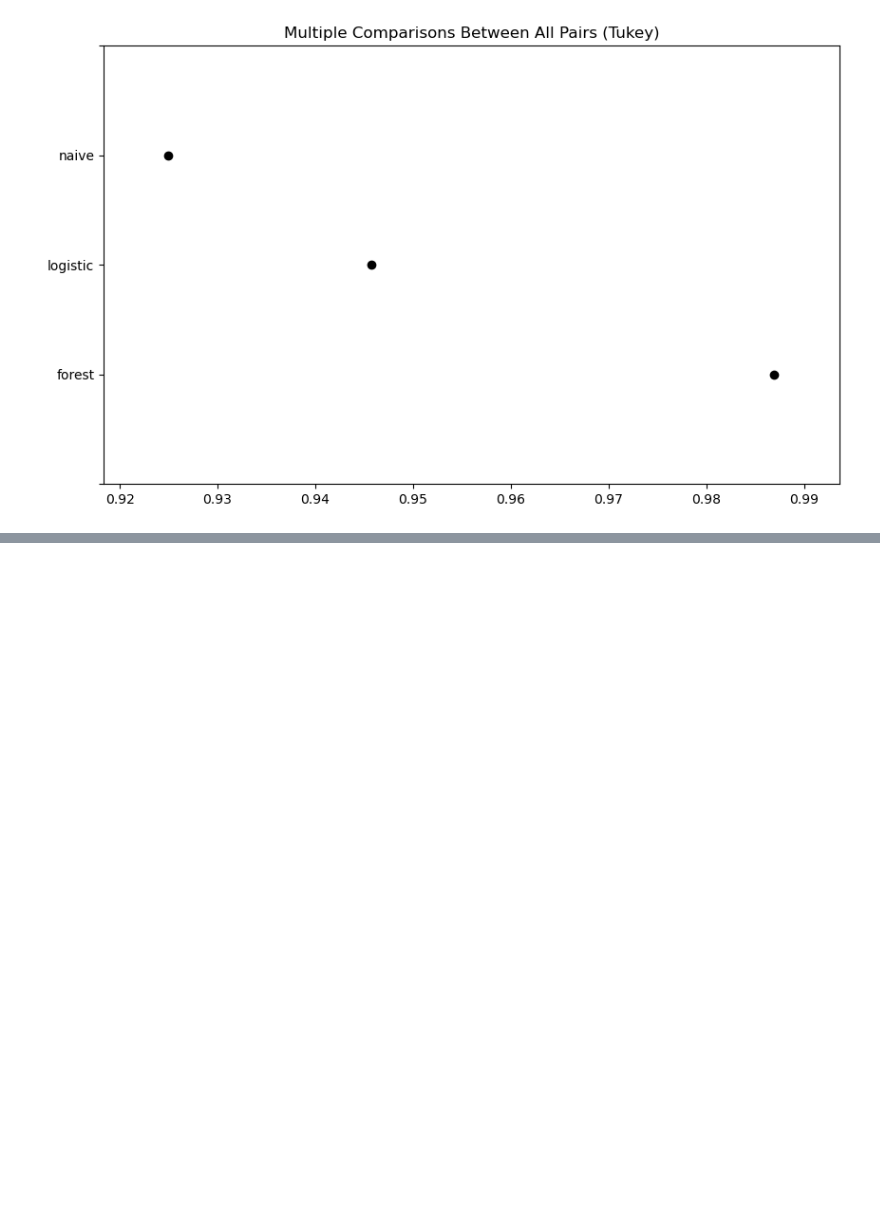
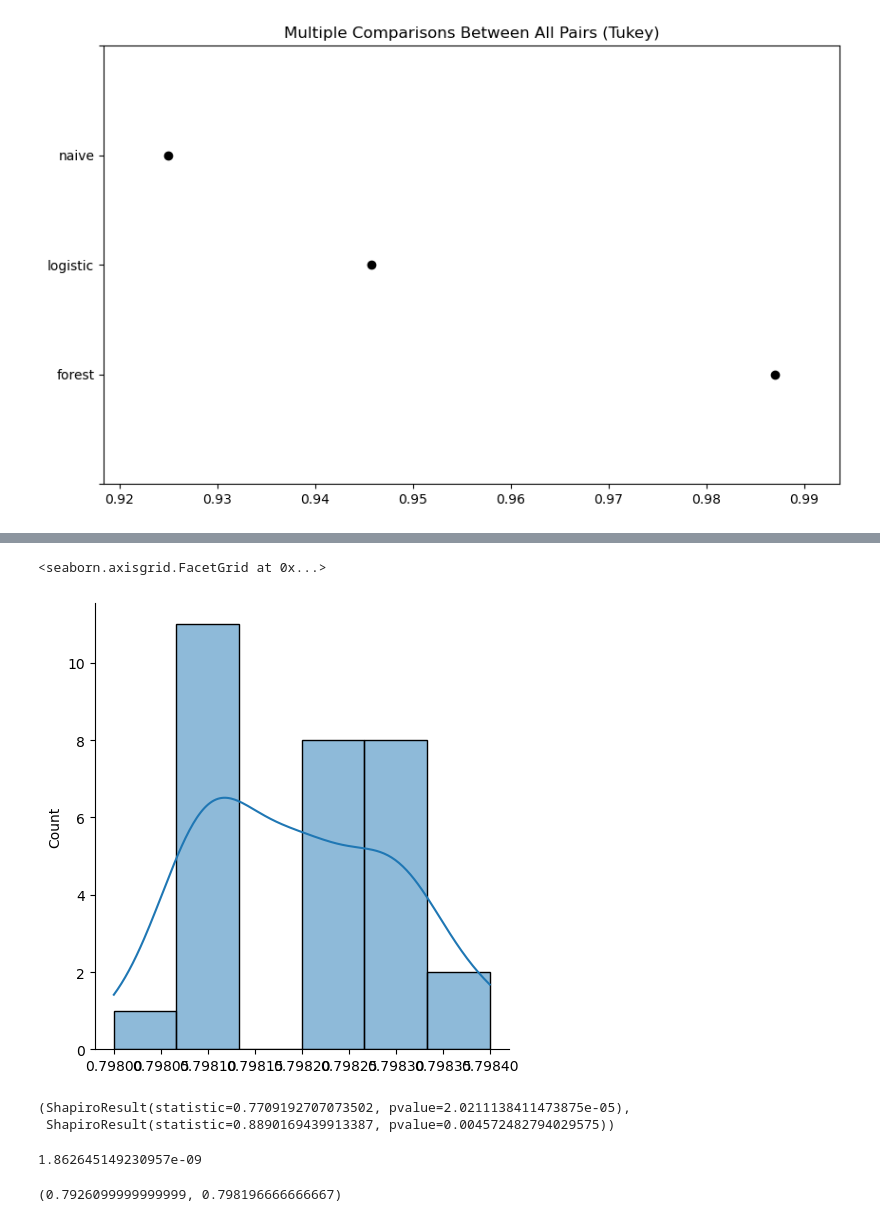
Before and after one commit to Dionmax/BurningMyBrain, a Jupyter notebook: EstatisticaDataScience/IntervalsAndHypothesis.ipynb, the cells around one changed output, grey strips where cells are left out. Cells and saved outputs as stored; diff of their text form; code cells hidden in the pictures; blank space fills up the shorter version.

```diff
--- a/EstatisticaDataScience/IntervalsAndHypothesis.ipynb
+++ b/EstatisticaDataScience/IntervalsAndHypothesis.ipynb
@@ -1120,0 +1141,20 @@ result.plot_simultaneous();
+# %%
+sns.displot(np.array(dataset["D2"]), kde=True)
+# %% [output]
+<seaborn.axisgrid.FacetGrid at 0x...>
+[figure, added]
+# %%
+shapiro(dataset["D1"]), shapiro(dataset["D2"])
+# %% [output]
+(ShapiroResult(statistic=0.7709192707073502, pvalue=2.0211138411473875e-05),
+ ShapiroResult(statistic=0.8890169439913387, pvalue=0.004572482794029575))
+# %%
+_, p_value = wilcoxon(dataset["D1"], dataset["D2"])
+
+p_value
+# %% [output]
+1.862645149230957e-09
+# %%
+dataset["D1"].mean(), dataset["D2"].mean()
+# %% [output]
+(0.7926099999999999, 0.798196666666667)
```
Also changed, not shown: parts of 18 cells of this notebook.
